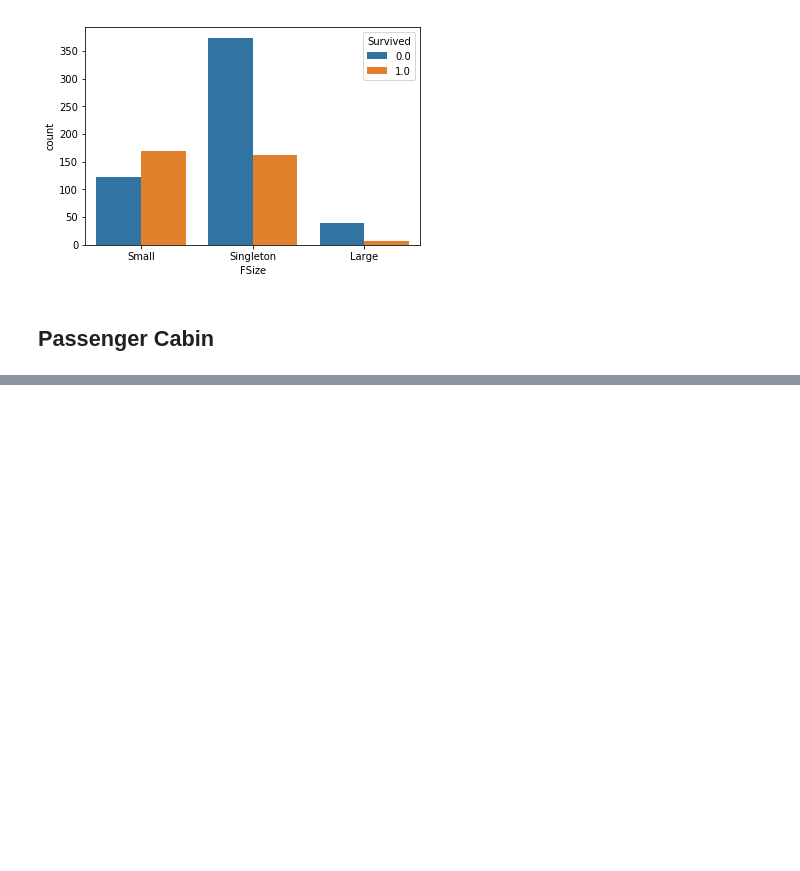
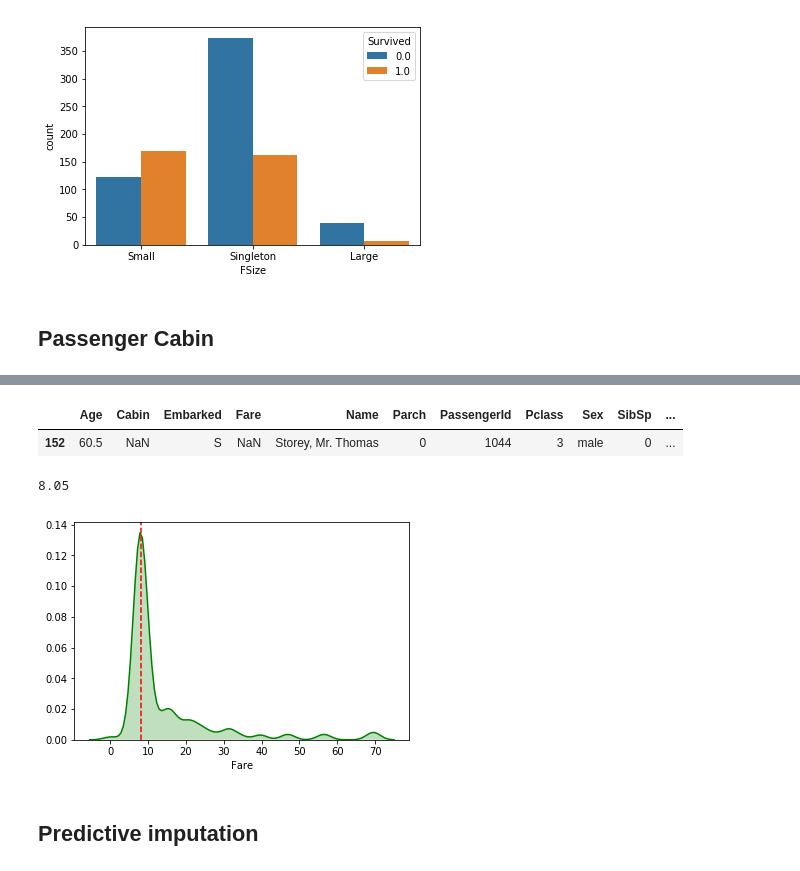
Before and after one commit to diprish/Titanic, a Jupyter notebook: Analysis3.ipynb, the cells around one changed output, grey strips where cells are left out. Saved outputs shown, nothing was run; the diff lists cells and outputs as text; code cells hidden in the pictures; blank space fills up the shorter version.

```diff
--- a/Analysis3.ipynb
+++ b/Analysis3.ipynb
@@ -117,0 +127,3 @@ array([nan, 'C85', 'C123', 'E46', 'G6', 'C103', 'D56', 'A6', 'C23 C25 C27',
+# %%
+data['Embarked'].fillna('C',inplace=True);
+data.info()
@@ -117,0 +148,15 @@ array([nan, 'C85', 'C123', 'E46', 'G6', 'C103', 'D56', 'A6', 'C23 C25 C27',
+# %%
+data[data['Fare'].isnull()]
+# %% [output]
+|  | Age | Cabin | Embarked | Fare | Name | Parch | PassengerId | Pclass | Sex | SibSp | ... |
+| 152 | 60.5 | NaN | S | NaN | Storey, Mr. Thomas | 0 | 1044 | 3 | male | 0 | ... |
+# %%
+sns.distplot(a=data[(~data['Fare'].isnull()) & (data['Pclass']==3) & (data['Embarked']=='S')].Fare,hist=False, color="g",kde_kws={"shade": True});
+plt.axvline(x=data[(~data['Fare'].isnull()) & (data['Pclass']==3) & (data['Embarked']=='S')].Fare.median(), color = 'r', ls='--');
+print(data[(~data['Fare'].isnull()) & (data['Pclass']==3) & (data['Embarked']=='S')].Fare.median())
+data.Fare.fillna(8.05, inplace=True)
+# %% [output]
+8.05
+[figure, added]
+# %% [markdown]
+## Predictive imputation
```
Also changed, not shown: parts of 12 cells of this notebook.
